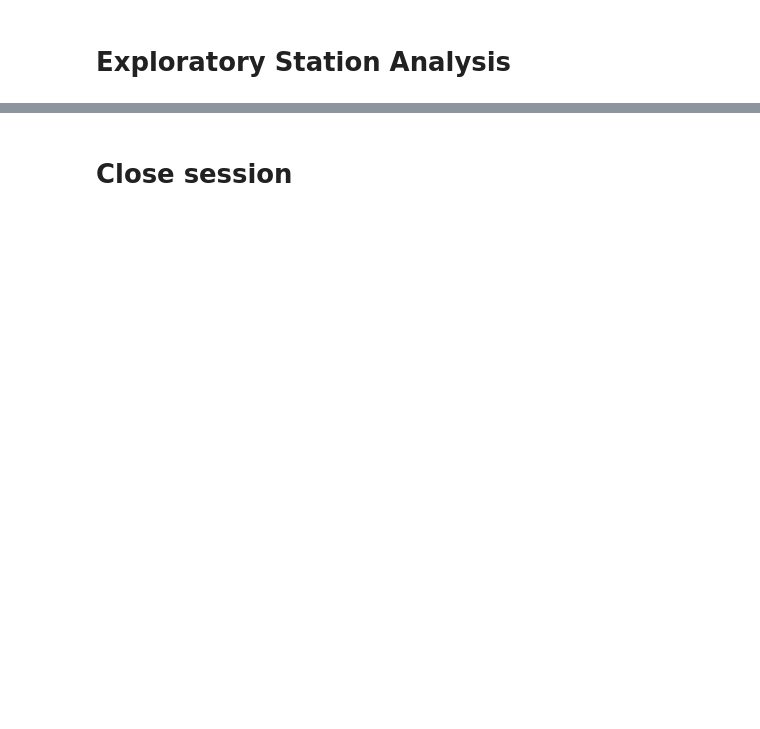
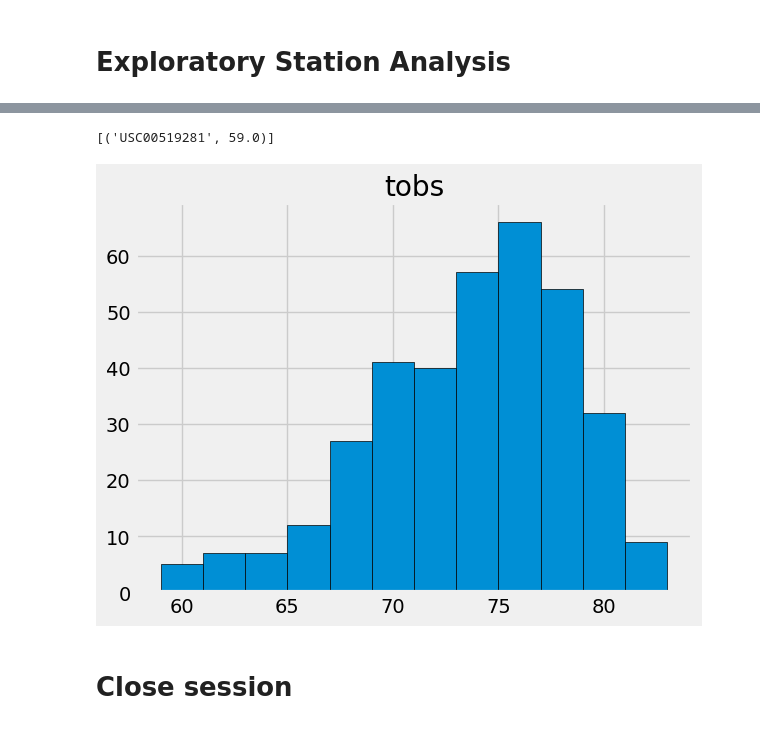
Before and after one commit to eabouche/sqlalchemy-challenge, a Jupyter notebook: SurfsUp/climate_starter.ipynb, the cells around one changed output, grey strips where cells are left out. Saved outputs shown, nothing was run; the diff lists cells and outputs as text; code cells hidden in the pictures; blank space fills up the shorter version.

```diff
--- a/SurfsUp/climate_starter.ipynb
+++ b/SurfsUp/climate_starter.ipynb
@@ -156,0 +252,11 @@ session.query(Measurement.date).filter(Measurement.date > '2016-08-23')
+# %%
+# For app.py only
+
+results = session.query(Measurement.station, func.max(Measurement.tobs), func.min(Measurement.tobs),\
+                            func.avg(Measurement.tobs)).filter(Measurement.station == 'USC00519281')\
+                            .filter(Measurement.date >= '2016-08-18').group_by(Measurement.station).all()
+
+for x in results:
+    (m_station, max_temp, min_temp, avg_temp) = x
+
+avg_temp
@@ -159,0 +296,16 @@ session.query(Measurement.date).filter(Measurement.date > '2016-08-23')
+# %%
+# Gather the last 12 months of observation data for most active station id
+
+data_selection = [Measurement.date, Measurement.tobs]
+
+last_year_obs_results = session.query(*data_selection).filter(Measurement.station == 'USC00519281')\
+                                        .filter(Measurement.date >= '2016-08-18').all()
+
+last_year_obs_list = []
+
+for x in last_year_obs_results:
+    (m_dt, m_tobs) = x
+
+    last_year_obs_list.append({"date" : m_dt,
+                           "tobs" : m_tobs})
+    print(x)
@@ -160,3 +330,39 @@ session.query(Measurement.date).filter(Measurement.date > '2016-08-23')
+# %%
+# For APP Development Only
+# Minimum temperature for a specified date range
+
+# data_selection = [Measurement.date, Measurement.tobs]
+
+# last_year_obs_results = session.query(*data_selection).filter(Measurement.station == 'USC00519281')\
+#                                         .filter(Measurement.date >= '2016-08-18').all()
+
+# last_year_obs_list = []
+
+# for x in last_year_obs_results:
+#     (m_dt, m_tobs) = x
+
+#     last_year_obs_list.append({"date" : m_dt,
+#                            "tobs" : m_tobs})"
+
+session.query(Measurement.station, func.min(Measurement.tobs)).filter(Measurement.station == 'USC00519281')\
+             .filter(Measurement.date >= '2016-08-18').group_by(Measurement.station).all()
+# %% [output]
+[('USC00519281', 59.0)]
+# %%
+
+# Save the query results as a DataFrame and plot into histogram
+
+most_active_station_last_year_obs = pd.DataFrame(last_year_obs_list, columns=['date','tobs'])
+#most_active_station_last_year_obs = most_active_station_last_year_obs.set_index("date")
+
+# date_prcp_df.index = pd.to_datetime(date_prcp_df.index) # added this line
+
+most_active_station_last_year_obs
+
+most_active_station_last_year_obs.hist(column='tobs', sharey=True, ec='black', bins=12)
+plt.show()
+# %% [output]
+[figure, added]
 # %% [markdown]
 # Close session
 # %%
```
Also changed, not shown: parts of 13 cells of this notebook, 1 other file.
